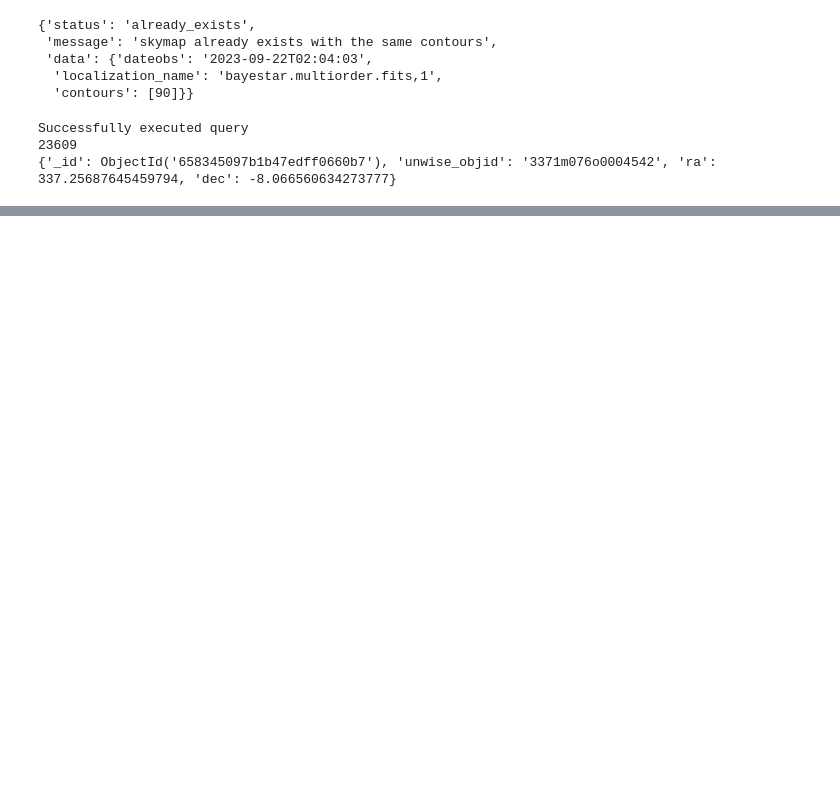
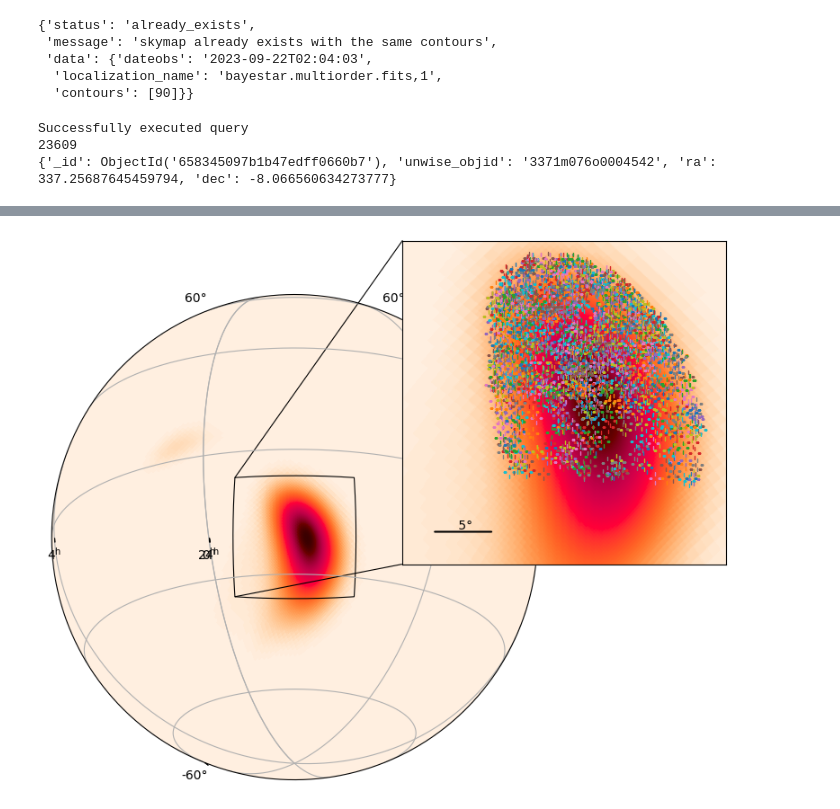
Before and after one commit to knolan10/BBH-Followup, a Jupyter notebook: BBH Merger EM Followup Public.ipynb, the cells around one changed output, grey strips where cells are left out. Saved outputs shown, nothing was run; the diff lists cells and outputs as text; code cells hidden in the pictures; blank space fills up the shorter version.

```diff
--- a/BBH Merger EM Followup Public.ipynb
+++ b/BBH Merger EM Followup Public.ipynb
@@ -93,7 +83,7 @@ Successfully executed query
 # %%
 #crossmatch ztf alerts with the ligo skymap
 
-t_i = Time('1379383442.89', format='gps').jd #alert time for S230922g - automate this for all sources
+t_i = Time('1379383442.89', format='gps').jd #look for alerts within 200 days of GW event
 t_f = t_i+200
 
 catalog = "ZTF_alerts"
@@ -115,7 +105,7 @@ query = {
                    'candidate.elong': {"$lte":1.2},
                    'candidate.magdiff': {"$gte":-0.1, "$gte":0.1}
                    },
-        "projection": {"_id": 0, "objectId": 1},
+        "projection": {"_id": 0, "objectId": 1, "candidate.ra": 1, "candidate.dec": 1, "candidate.jd": 1},
     },
 }
 response_ztf_localization = kowalski.query(query=query)
@@ -133,0 +182,16 @@ selected_ztf_array = [id['objectId'] for id in selected_ztf]
+# %%
+test_data_agn = [agn['unwise_objid'] for agn in result]
+test_data_ra = [ra['ra'] for ra in result]
+test_data_dec = [dec['dec'] for dec in result]
+# %%
+#delete all repeat alerts
+test_data_iso = Time(test_data_jd, format ='jd').iso
+
+df1 = pd.DataFrame({"ZTF Name":test_data_ztf,
+                    "Alert Time":test_data_iso,
+                    "AGN Unwise Name":test_data_agn,
+                    "AGN RA":test_data_ra,
+                    "AGN Dec":test_data_dec})
+
+df1 = df1.drop_duplicates(subset=['ZTF Name'], keep=False, ignore_index=True)
+print(df1)
@@ -134 +216,41 @@ selected_ztf_array = [id['objectId'] for id in selected_ztf]
+# %%
+#plot selected AGN candidates on localization skymap
+
+url = 'https://gracedb.ligo.org/api/superevents/S230922g/files/bayestar.fits.gz,1'
+center = SkyCoord(337.939453125, -21.22179327290779, unit="deg")
+
+fig = plt.figure(figsize=(6, 6), dpi=100)
+
+ax = plt.axes(
+    [0.05, 0.05, 0.9, 0.9],
+    projection='astro globe',
+    center=center)
+
+ax_inset = plt.axes(
+    [0.7, 0.45, 0.6, 0.6],
+    projection='astro zoom',
+    center=center,
+    radius=15*u.deg)
+
+for key in ['ra', 'dec']:
+    ax_inset.coords[key].set_ticklabel_visible(False)
+    ax_inset.coords[key].set_ticks_visible(False)
+ax.grid()
+ax.mark_inset_axes(ax_inset)
+ax.connect_inset_axes(ax_inset, 'upper left')
+ax.connect_inset_axes(ax_inset, 'lower left')
+ax_inset.scalebar((0.1, 0.1), 5 * u.deg).label()
+
+ax.imshow_hpx(url, cmap='cylon')
+ax_inset.imshow_hpx(url, cmap='cylon')
+
+for agn in range(0, len(df1)-1):
+    ax_inset.plot(
+        [df1.loc[agn,"AGN RA"]], [df1.loc[agn,"AGN Dec"]],
+        transform=ax_inset.get_transform('world'),
+        marker=ligo.skymap.plot.reticle(),
+        markersize=10,
+        markeredgewidth=1)
+# %% [output]
+[figure, added]
 # %%
```
Also changed, not shown: parts of 12 cells of this notebook.
